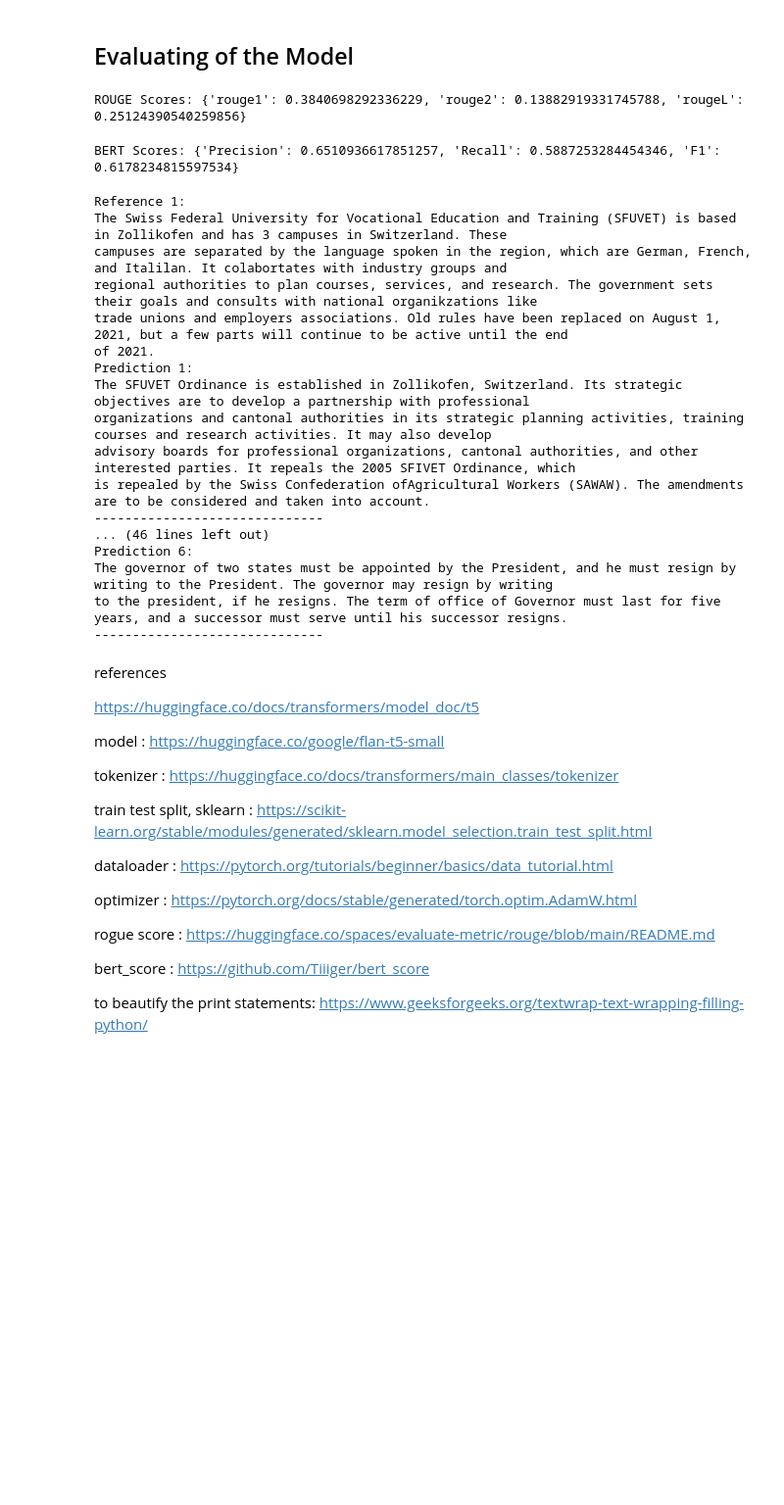
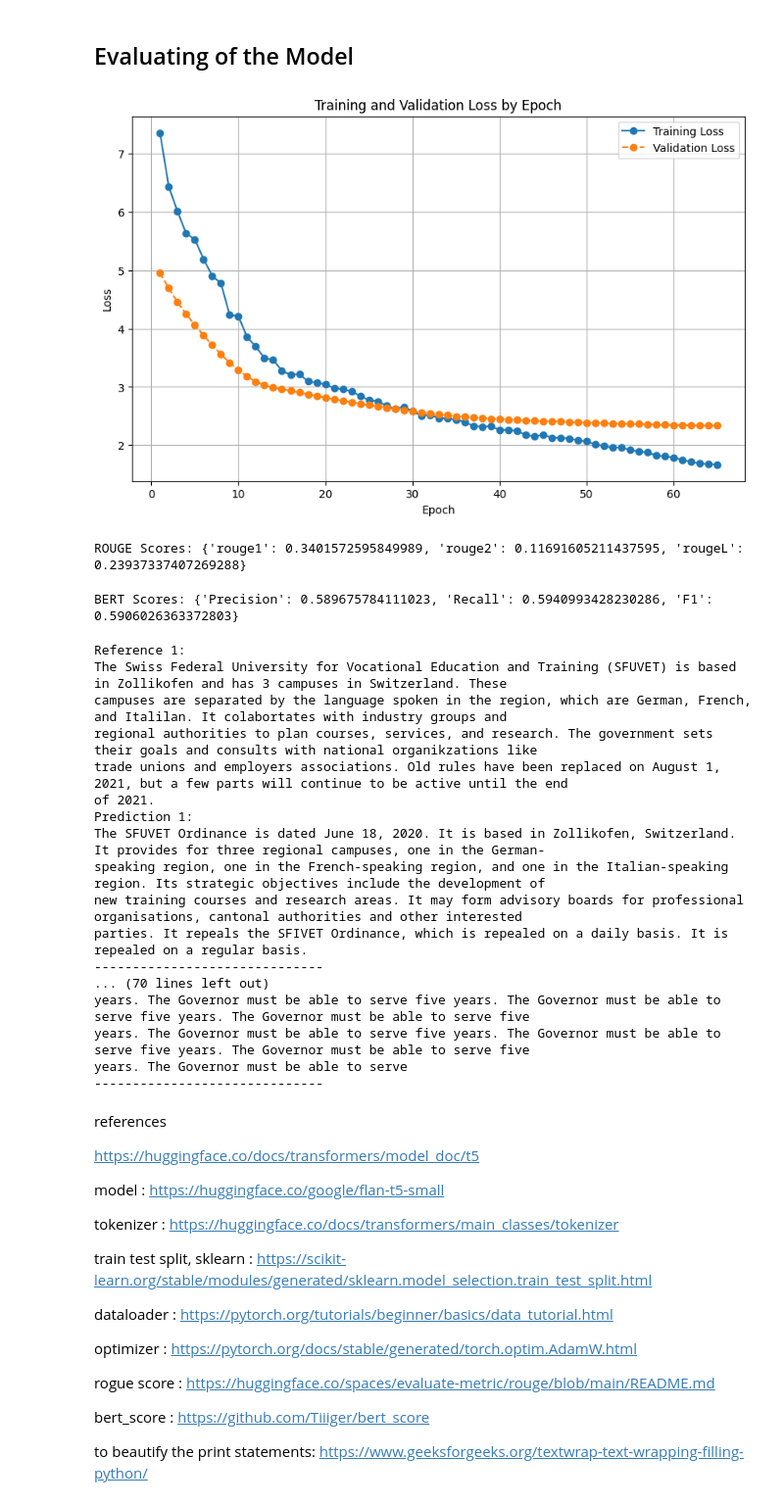
Before and after one commit to vvikasreddy/JargonAI, a Jupyter notebook: Summa_rizzer.ipynb, the cells around one changed output. Shown: that part at 98% size. Saved outputs shown, nothing was run; the diff lists cells and outputs as text; code cells hidden in the pictures; blank space fills up the shorter version.

```diff
--- a/Summa_rizzer.ipynb
+++ b/Summa_rizzer.ipynb
@@ -134,10 +135,14 @@ optimizer = AdamW(model.parameters(), lr=5e-5)
 loss = float('inf')
 
 epochs = 65
+
+train_loss = []
+validation_loss = []
+
 model.train()
 for epoch in range(epochs):
     epoch_loss = 0
-    for batch in tqdm(train_dataloader):
+    for batch in train_dataloader:
         optimizer.zero_grad()
 
         input_ids = batch["input_ids"].to(device)
@@ -150,7 +155,7 @@ for epoch in range(epochs):
 
         loss.backward()
         optimizer.step()
-
+    train_loss.append(epoch_loss / len(train_dataloader))
     print(f"Epoch {epoch + 1}/{epochs}, Loss: {epoch_loss / len(train_dataloader)}")
 
     model.eval()
@@ -163,5 +168,6 @@ for epoch in range(epochs):
             outputs = model(input_ids=input_ids, attention_mask=attention_mask, labels=labels)
             loss = outputs.loss
             val_loss += loss.item()
+    validation_loss.append(val_loss / len(test_dataloader))
     print(f"Epoch {epoch + 1}/{epochs}, Validation Loss: {val_loss / len(test_dataloader)}")
 # %% [output]
@@ -209,6 +208,26 @@ def evaluate_model(dataset, tokenizer, model):
 # %%
 #run evaluation
 predictions, references = evaluate_model(test_dataset, tokenizer, model)
+# %%
+#plotting the loss function against train and test epochs
+
+# Setting up the graph
+epochs = range(1, len(train_loss) + 1)  # Generate epoch numbers
+plt.figure(figsize=(10, 6))
+plt.plot(epochs, train_loss, label="Training Loss", marker="o")
+plt.plot(epochs, validation_loss, label="Validation Loss", marker="o", linestyle="--")
+
+# Adding labels and title
+plt.xlabel("Epoch")
+plt.ylabel("Loss")
+plt.title("Training and Validation Loss by Epoch")
+plt.legend()
+plt.grid(True)
+
+# Display the plot
+plt.show()
+# %% [output]
+[figure, added]
 # %%
 
 # Calculate ROUGE Scores
@@ -224,7 +243,7 @@ def calculate_rouge(predictions, references):
 rouge_scores = calculate_rouge(predictions, references)
 print(f"ROUGE Scores: {rouge_scores}")
 # %% [output]
-ROUGE Scores: {'rouge1': 0.3840698292336229, 'rouge2': 0.13882919331745788, 'rougeL': 0.25124390540259856}
+ROUGE Scores: {'rouge1': 0.3401572595849989, 'rouge2': 0.11691605211437595, 'rougeL': 0.23937337407269288}
 # %%
 # Calculate BERT Scores
 def calculate_bert_score(predictions, references):
@@ -238,7 +257,7 @@ def calculate_bert_score(predictions, references):
 bert_scores = calculate_bert_score(predictions, references)
 print(f"BERT Scores: {bert_scores}")
 # %% [output]
-BERT Scores: {'Precision': 0.6510936617851257, 'Recall': 0.5887253284454346, 'F1': 0.6178234815597534}
+BERT Scores: {'Precision': 0.589675784111023, 'Recall': 0.5940993428230286, 'F1': 0.5906026363372803}
 # %%
 # printing the summary predictions on the test set
 
@@ -257,15 +276,15 @@ regional authorities to plan courses, services, and research. The government set
 trade unions and employers associations. Old rules have been replaced on August 1, 2021, but a few parts will continue to be active until the end
 of 2021.
 Prediction 1:
-The SFUVET Ordinance is established in Zollikofen, Switzerland. Its strategic objectives are to develop a partnership with professional
-organizations and cantonal authorities in its strategic planning activities, training courses and research activities. It may also develop
-advisory boards for professional organizations, cantonal authorities, and other interested parties. It repeals the 2005 SFIVET Ordinance, which
-is repealed by the Swiss Confederation ofAgricultural Workers (SAWAW). The amendments are to be considered and taken into account.
+The SFUVET Ordinance is dated June 18, 2020. It is based in Zollikofen, Switzerland. It provides for three regional campuses, one in the German-
+speaking region, one in the French-speaking region, and one in the Italian-speaking region. Its strategic objectives include the development of
+new training courses and research areas. It may form advisory boards for professional organisations, cantonal authorities and other interested
+parties. It repeals the SFIVET Ordinance, which is repealed on a daily basis. It is repealed on a regular basis.
 ------------------------------
-... (46 lines left out)
-Prediction 6:
-The governor of two states must be appointed by the President, and he must resign by writing to the President. The governor may resign by writing
-to the president, if he resigns. The term of office of Governor must last for five years, and a successor must serve until his successor resigns.
+... (70 lines left out)
+years. The Governor must be able to serve five years. The Governor must be able to serve five years. The Governor must be able to serve five
+years. The Governor must be able to serve five years. The Governor must be able to serve five years. The Governor must be able to serve five
+years. The Governor must be able to serve
 ------------------------------
 # %% [markdown]
  references
```
Also changed, not shown: parts of 3 cells of this notebook.
